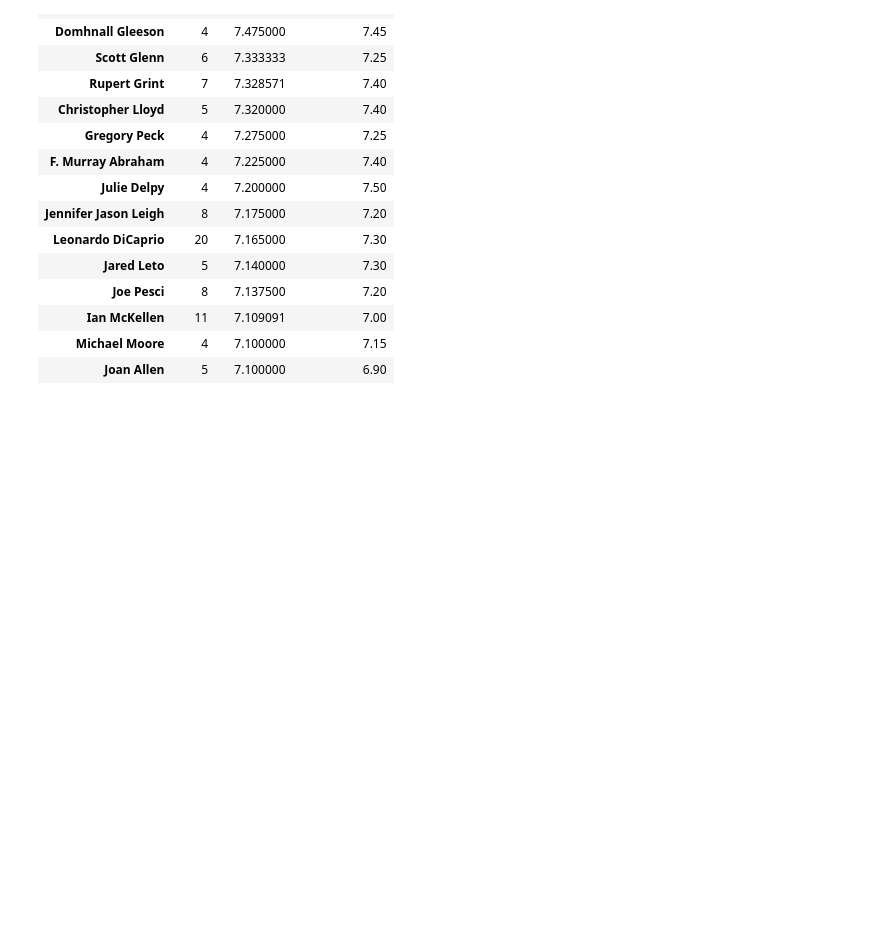
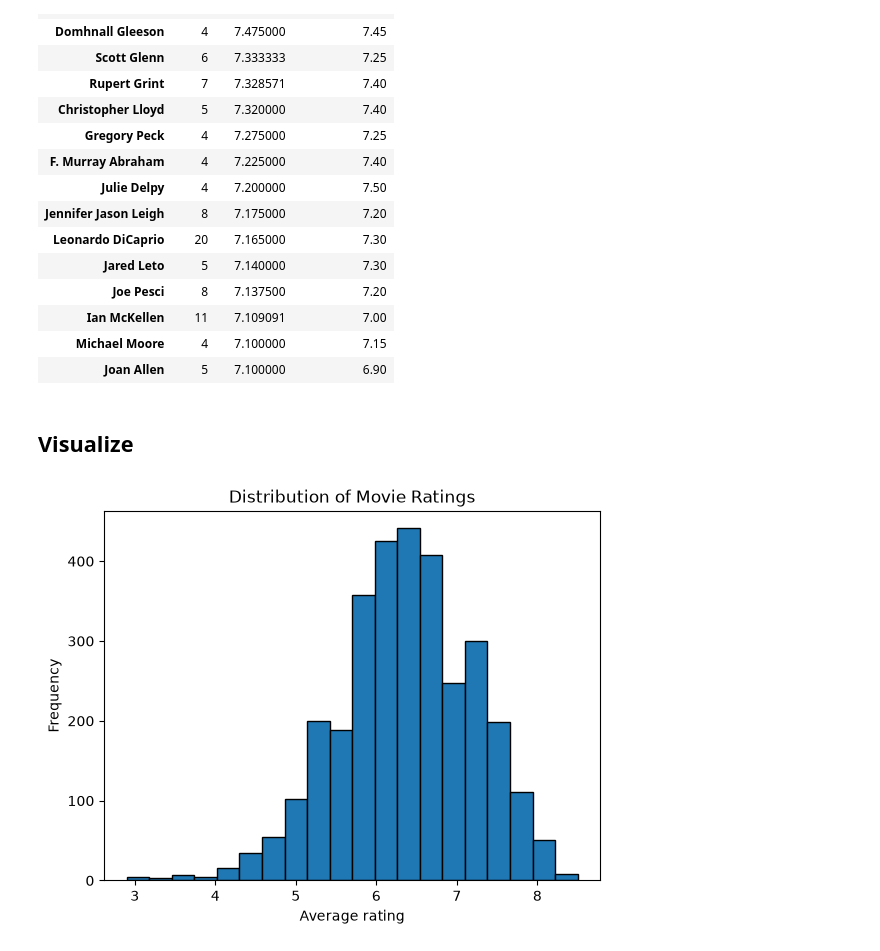
Before and after one commit to BashCtl/movie-explorer, a Jupyter notebook: movies.ipynb, the cells around one changed output. Saved outputs shown, nothing was run; the diff lists cells and outputs as text; code cells hidden in the pictures; blank space fills up the shorter version.

Commit message:
Data visualization, update readme, stroe datat results

```diff
--- a/movies.ipynb
+++ b/movies.ipynb
@@ -479,3 +539,13 @@ actor_stats.head(15)
 | Ian McKellen | 11 | 7.109091 | 7.00 |
 | Michael Moore | 4 | 7.100000 | 7.15 |
 | Joan Allen | 5 | 7.100000 | 6.90 |
+# %% [markdown]
+## Visualize
+# %%
+# Histogram of ratings
+rated['vote_average'].plot(kind='hist', bins=20, edgecolor='black')
+plt.title('Distribution of Movie Ratings')
+plt.xlabel('Average rating')
+plt.show()
+# %% [output]
+[figure, added]
```
Also changed, not shown: parts of 11 cells of this notebook, 4 other files.
